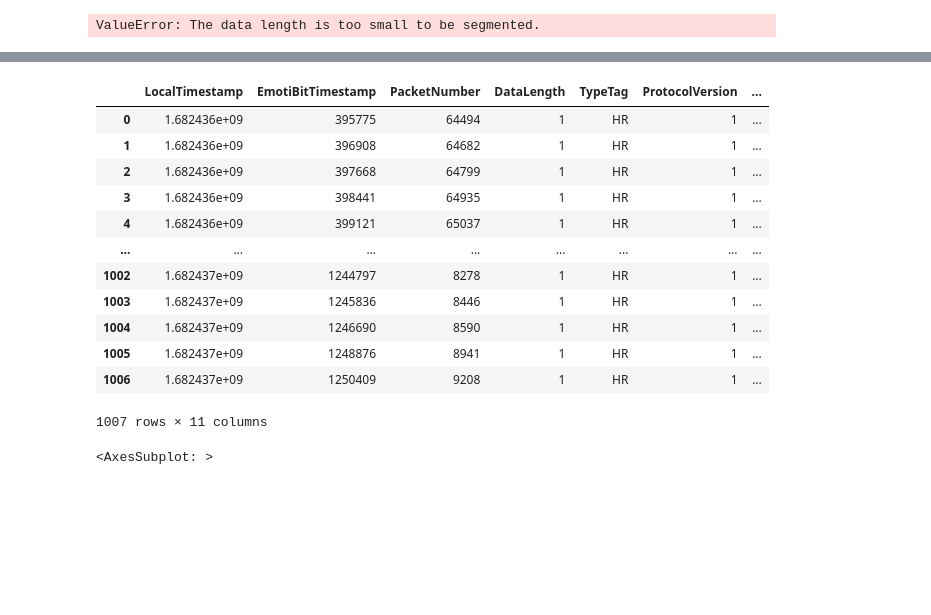
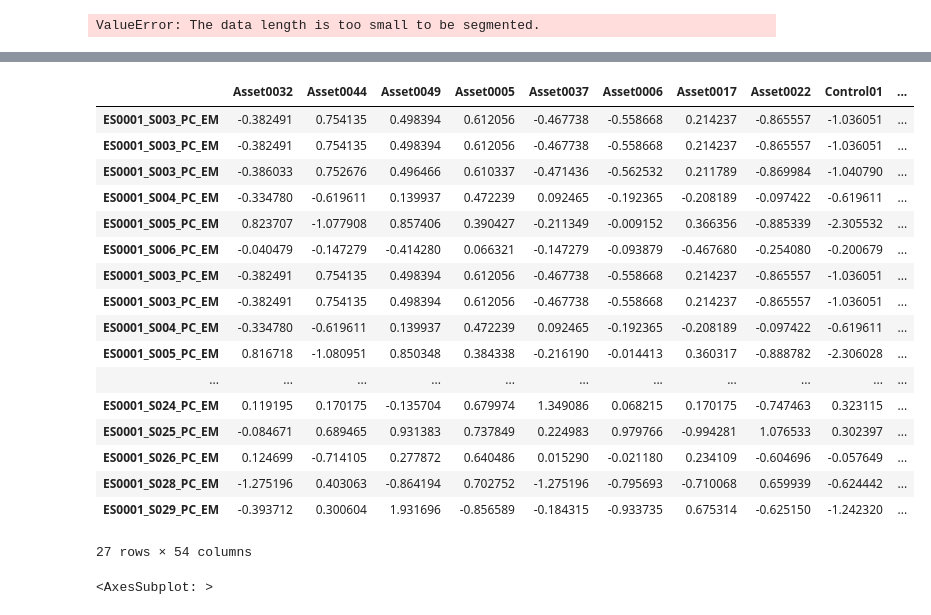
Before and after one commit to Rockyneuron/pupil_labs_analysis, a Jupyter notebook: analysis/emotibit/reading_emotibit_data.ipynb, the cells around one changed output, grey strips where cells are left out. Saved outputs shown, nothing was run; the diff lists cells and outputs as text; code cells hidden in the pictures; blank space fills up the shorter version.

```diff
--- a/analysis/emotibit/reading_emotibit_data.ipynb
+++ b/analysis/emotibit/reading_emotibit_data.ipynb
@@ -213,19 +235,24 @@ signals_HR
-# %%
-subject.heart_rate
-# %% [output]
-|  | LocalTimestamp | EmotiBitTimestamp | PacketNumber | DataLength | TypeTag | ProtocolVersion | ... |
-| 0 | 1.682436e+09 | 395775 | 64494 | 1 | HR | 1 | ... |
-| 1 | 1.682436e+09 | 396908 | 64682 | 1 | HR | 1 | ... |
-| 2 | 1.682436e+09 | 397668 | 64799 | 1 | HR | 1 | ... |
-| 3 | 1.682436e+09 | 398441 | 64935 | 1 | HR | 1 | ... |
-| 4 | 1.682436e+09 | 399121 | 65037 | 1 | HR | 1 | ... |
-| ... | ... | ... | ... | ... | ... | ... | ... |
-| 1002 | 1.682437e+09 | 1244797 | 8278 | 1 | HR | 1 | ... |
-| 1003 | 1.682437e+09 | 1245836 | 8446 | 1 | HR | 1 | ... |
-| 1004 | 1.682437e+09 | 1246690 | 8590 | 1 | HR | 1 | ... |
-| 1005 | 1.682437e+09 | 1248876 | 8941 | 1 | HR | 1 | ... |
-| 1006 | 1.682437e+09 | 1250409 | 9208 | 1 | HR | 1 | ... |
-1007 rows × 11 columns
+# %%
+hr_concat
+# %% [output]
+|  | Asset0032 | Asset0044 | Asset0049 | Asset0005 | Asset0037 | Asset0006 | Asset0017 | Asset0022 | Control01 | ... |
+| ES0001_S003_PC_EM | -0.382491 | 0.754135 | 0.498394 | 0.612056 | -0.467738 | -0.558668 | 0.214237 | -0.865557 | -1.036051 | ... |
+| ES0001_S003_PC_EM | -0.382491 | 0.754135 | 0.498394 | 0.612056 | -0.467738 | -0.558668 | 0.214237 | -0.865557 | -1.036051 | ... |
+| ES0001_S003_PC_EM | -0.386033 | 0.752676 | 0.496466 | 0.610337 | -0.471436 | -0.562532 | 0.211789 | -0.869984 | -1.040790 | ... |
+| ES0001_S004_PC_EM | -0.334780 | -0.619611 | 0.139937 | 0.472239 | 0.092465 | -0.192365 | -0.208189 | -0.097422 | -0.619611 | ... |
+| ES0001_S005_PC_EM | 0.823707 | -1.077908 | 0.857406 | 0.390427 | -0.211349 | -0.009152 | 0.366356 | -0.885339 | -2.305532 | ... |
+| ES0001_S006_PC_EM | -0.040479 | -0.147279 | -0.414280 | 0.066321 | -0.147279 | -0.093879 | -0.467680 | -0.254080 | -0.200679 | ... |
+| ES0001_S003_PC_EM | -0.382491 | 0.754135 | 0.498394 | 0.612056 | -0.467738 | -0.558668 | 0.214237 | -0.865557 | -1.036051 | ... |
+| ES0001_S003_PC_EM | -0.382491 | 0.754135 | 0.498394 | 0.612056 | -0.467738 | -0.558668 | 0.214237 | -0.865557 | -1.036051 | ... |
+| ES0001_S004_PC_EM | -0.334780 | -0.619611 | 0.139937 | 0.472239 | 0.092465 | -0.192365 | -0.208189 | -0.097422 | -0.619611 | ... |
+| ES0001_S005_PC_EM | 0.816718 | -1.080951 | 0.850348 | 0.384338 | -0.216190 | -0.014413 | 0.360317 | -0.888782 | -2.306028 | ... |
+| ... | ... | ... | ... | ... | ... | ... | ... | ... | ... | ... |
+| ES0001_S024_PC_EM | 0.119195 | 0.170175 | -0.135704 | 0.679974 | 1.349086 | 0.068215 | 0.170175 | -0.747463 | 0.323115 | ... |
+| ES0001_S025_PC_EM | -0.084671 | 0.689465 | 0.931383 | 0.737849 | 0.224983 | 0.979766 | -0.994281 | 1.076533 | 0.302397 | ... |
+| ES0001_S026_PC_EM | 0.124699 | -0.714105 | 0.277872 | 0.640486 | 0.015290 | -0.021180 | 0.234109 | -0.604696 | -0.057649 | ... |
+| ES0001_S028_PC_EM | -1.275196 | 0.403063 | -0.864194 | 0.702752 | -1.275196 | -0.795693 | -0.710068 | 0.659939 | -0.624442 | ... |
+| ES0001_S029_PC_EM | -0.393712 | 0.300604 | 1.931696 | -0.856589 | -0.184315 | -0.933735 | 0.675314 | -0.625150 | -1.242320 | ... |
+27 rows × 54 columns
 # %%
 %matplotlib qt
 import seaborn as sns
```
Also changed, not shown: parts of 16 cells of this notebook, 4 other files.
